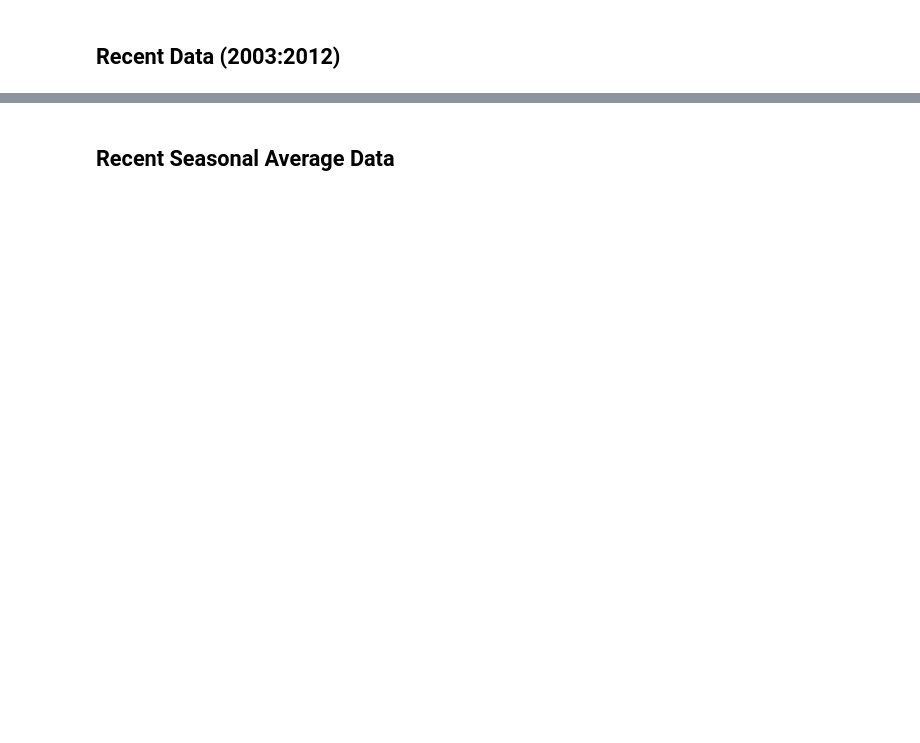
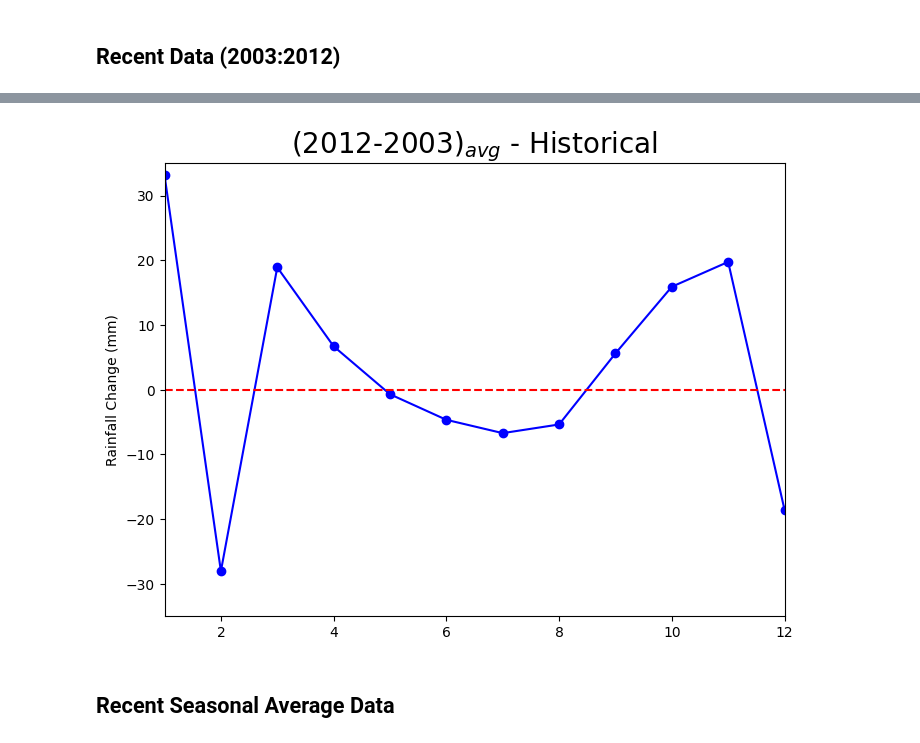
Before and after one commit to mbexhrs3/UCW-Project, a Jupyter notebook: RRU-2021_UCW_project_Sept_2021.ipynb, the cells around one changed output, grey strips where cells are left out. Cells and saved outputs as stored; diff of their text form; code cells hidden in the pictures; blank space fills up the shorter version.

```diff
--- a/RRU-2021_UCW_project_Sept_2021.ipynb
+++ b/RRU-2021_UCW_project_Sept_2021.ipynb
@@ -315,13 +569,15 @@ diff_Total_Rainfall = monthly_mean_recent.Total_Rain - Monthly_Mean.Total_Rain
 # %%
 fig = plt.figure(figsize=(8,6),dpi=100)
 ax = fig.add_subplot(111)
-ax.plot(months.values(),diff_Total_Rainfall,'ob-')
+ax.plot(monthly_mean_recent.index,diff_Total_Rainfall,'ob-')
 ax.set_ylabel('Rainfall Change (mm)')
-ax.set_xlim([0,11])
+ax.set_xlim([1,12])
 ax.set_ylim(-35,35)
-ax.plot([0,11],[0,0],'r--')
+ax.plot([1,12],[0,0],'r--')
 plt.title('(2012-2003)$_{avg}$ - Historical', fontsize=20)
 plt.show()
+# %% [output]
+[figure, added]
 # %% [markdown]
 ## Recent Seasonal Average Data
 # %%
```
Also changed, not shown: parts of 48 cells of this notebook.
